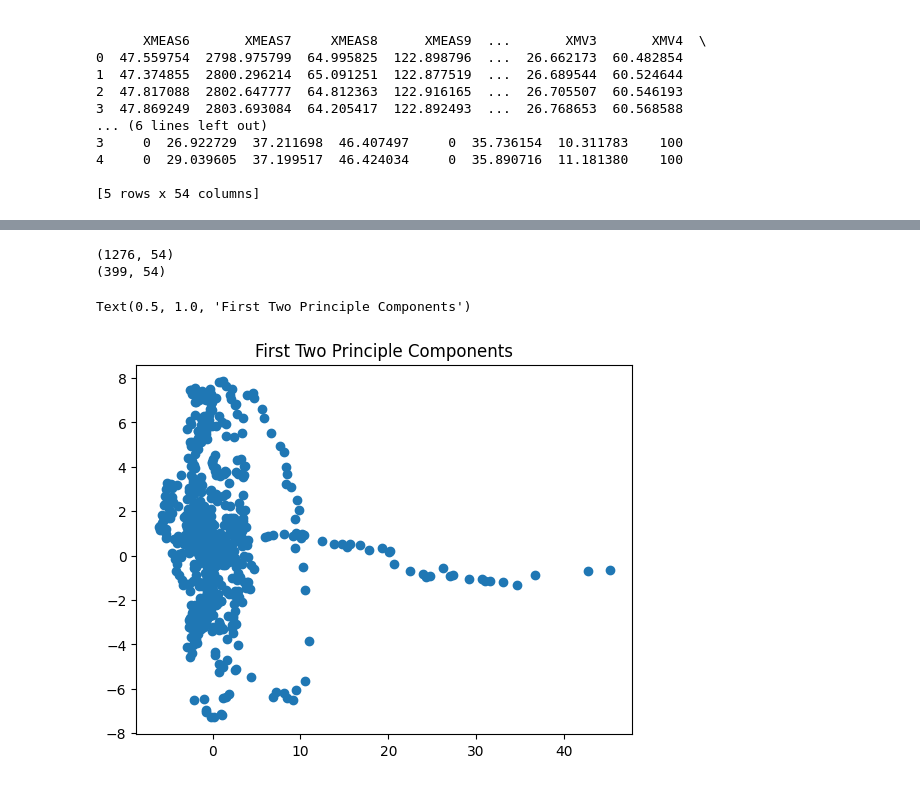
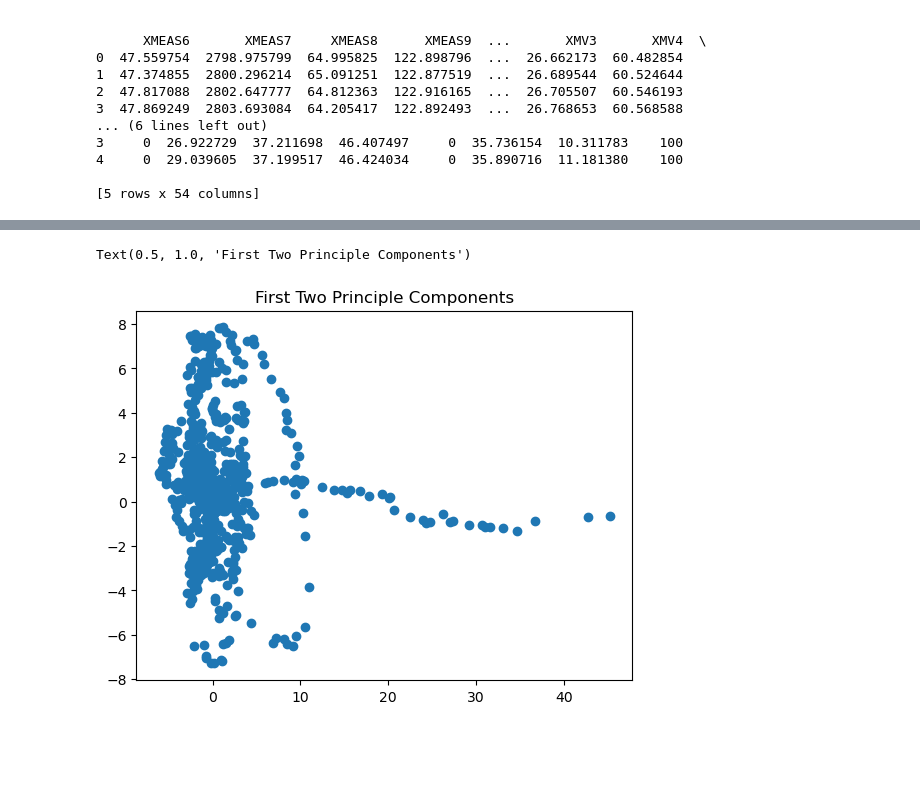
Before and after one commit to KyleTerrito/CHE4230, a Jupyter notebook: testing/Testing.ipynb, the cells around one changed output, grey strips where cells are left out. Saved outputs shown, nothing was run; the diff lists cells and outputs as text; code cells hidden in the pictures; blank space fills up the shorter version.

```diff
--- a/testing/Testing.ipynb
+++ b/testing/Testing.ipynb
@@ -54,15 +45,10 @@ scaler.fit(x_train)
 
 train_scaled = scaler.transform(x_train)
 test_scaled = scaler.transform(x_test)
-print(np.shape(train_scaled))
-print(np.shape(test_scaled))
-# %% [output]
-(1276, 54)
-(399, 54)
 # %%
-part_PCA = DR().dPCA(n = 2, data = train_scaled)
-plt.scatter(part_PCA[:,0],part_PCA[:,1])
+PCA = DR().dPCA(n = 2, data = train_scaled)
+plt.scatter(PCA[:,0],PCA[:,1])
 plt.title("First Two Principle Components")
 # %% [output]
 Text(0.5, 1.0, 'First Two Principle Components')
-[figure, old version]
+[figure, new version]
```
Also changed, not shown: parts of 27 cells of this notebook, 3 other files.
